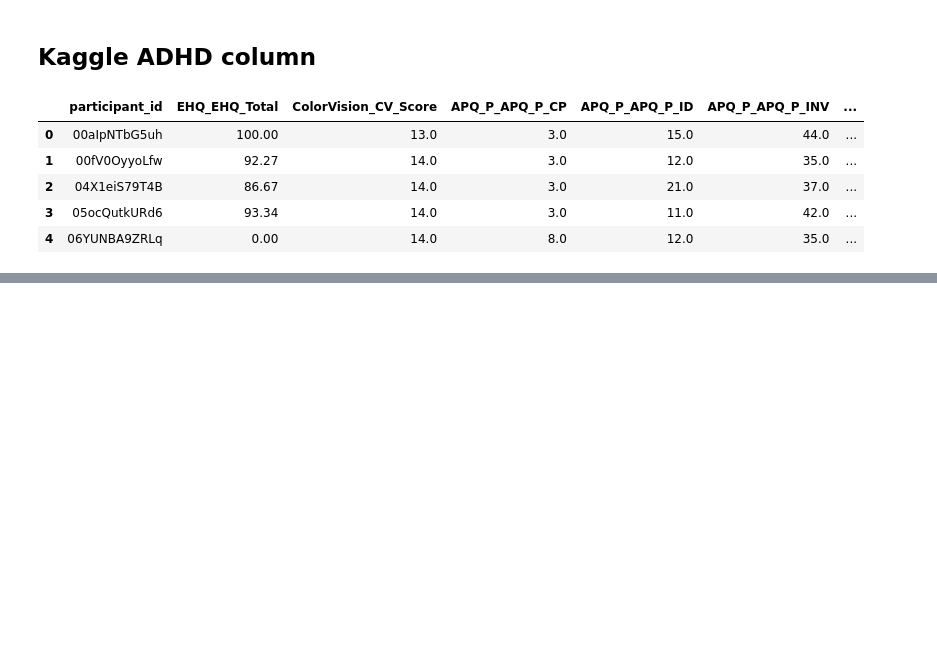
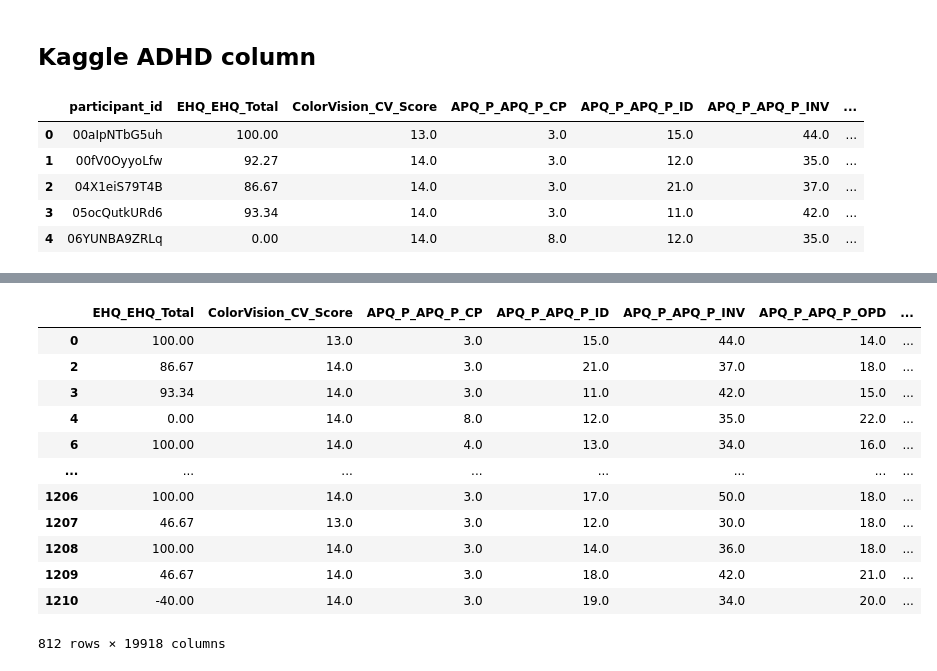
Before and after one commit to Leysha-B/Sex-patterns-in-ADHD, a Jupyter notebook: Analysis/data_cleaning.ipynb, the cells around one changed output, grey strips where cells are left out. Drawn from its saved outputs; the diff is of its cells as text; code cells hidden in the pictures; blank space fills up the shorter version.

```diff
--- a/Analysis/data_cleaning.ipynb
+++ b/Analysis/data_cleaning.ipynb
@@ -24,0 +70,2 @@ connctome_matrics.head()
+# %%
+merged_df = merged_df.dropna()
@@ -24,0 +108,17 @@ connctome_matrics.head()
+# %%
+X = merged_df.drop(columns=['ADHD_Outcome','Sex_F','participant_id'])
+X
+# %% [output]
+|  | EHQ_EHQ_Total | ColorVision_CV_Score | APQ_P_APQ_P_CP | APQ_P_APQ_P_ID | APQ_P_APQ_P_INV | APQ_P_APQ_P_OPD | ... |
+| 0 | 100.00 | 13.0 | 3.0 | 15.0 | 44.0 | 14.0 | ... |
+| 2 | 86.67 | 14.0 | 3.0 | 21.0 | 37.0 | 18.0 | ... |
+| 3 | 93.34 | 14.0 | 3.0 | 11.0 | 42.0 | 15.0 | ... |
+| 4 | 0.00 | 14.0 | 8.0 | 12.0 | 35.0 | 22.0 | ... |
+| 6 | 100.00 | 14.0 | 4.0 | 13.0 | 34.0 | 16.0 | ... |
+| ... | ... | ... | ... | ... | ... | ... | ... |
+| 1206 | 100.00 | 14.0 | 3.0 | 17.0 | 50.0 | 18.0 | ... |
+| 1207 | 46.67 | 13.0 | 3.0 | 12.0 | 30.0 | 18.0 | ... |
+| 1208 | 100.00 | 14.0 | 3.0 | 14.0 | 36.0 | 18.0 | ... |
+| 1209 | 46.67 | 14.0 | 3.0 | 18.0 | 42.0 | 21.0 | ... |
+| 1210 | -40.00 | 14.0 | 3.0 | 19.0 | 34.0 | 20.0 | ... |
+812 rows × 19918 columns
```
Also changed, not shown: parts of 10 cells of this notebook, 4 other files.
